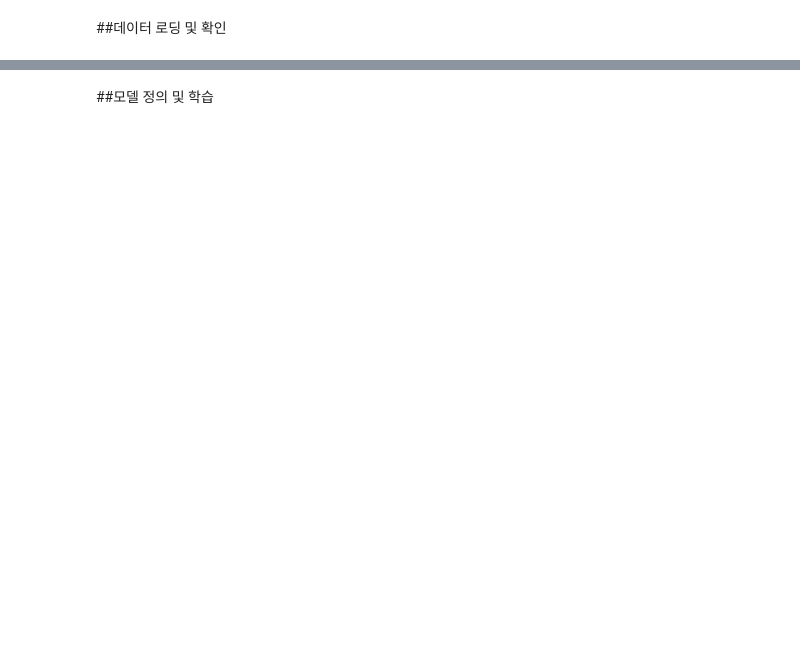
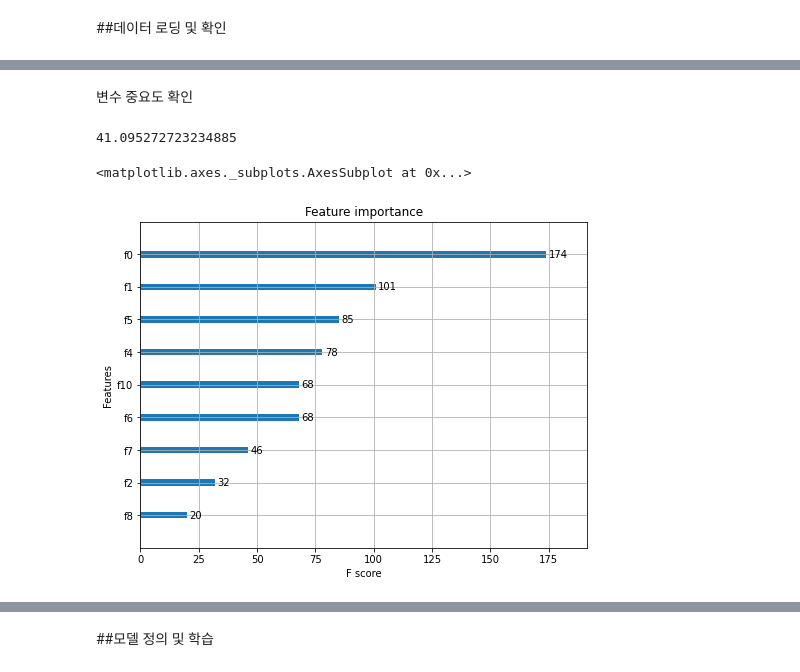
Before and after one commit to hoohahaBIGHEAD/AI, a Jupyter notebook: 따릉이_대여수_예측.ipynb, the cells around one changed output, grey strips where cells are left out. Saved outputs shown, nothing was run; the diff lists cells and outputs as text; code cells hidden in the pictures; blank space fills up the shorter version.

```diff
--- a/따릉이_대여수_예측.ipynb
+++ b/따릉이_대여수_예측.ipynb
@@ -54,0 +79,13 @@ test.fillna(0,inplace = True)
+# %%
+def busyHourGen(data, col):
+  lst = data[col]
+  lst_ = []
+  for i in lst:
+    if (6 < i < 10) or (16 < i < 20):
+      lst_.append(1)
+    else:
+      lst_.append(0)
+  data['busy_hour'] = lst_
+  return data
+
+an = busyHourGen(itImp_mid, 'hour') # an = busy_hour 추가된 데이터셋
@@ -54,0 +96,11 @@ test.fillna(0,inplace = True)
+# %%
+from sklearn.model_selection import train_test_split
+
+
+# Filter rows with missing price values
+# X = an.drop(['count'], axis=1)
+X = an[an.columns.difference(['count', 'hour_bef_visibility'])]
+X = np.column_stack((X['hour']**5, X['hour_bef_temperature']**4, X))
+y = an['count']
+
+train_X, val_X, train_y, val_y = train_test_split(X, y, shuffle = True, random_state=2021, test_size=0.33)
@@ -54,0 +184,20 @@ test.fillna(0,inplace = True)
+# %% [markdown]
+변수 중요도 확인
+# %%
+from xgboost import XGBRegressor
+from xgboost import plot_importance
+from sklearn.metrics import mean_squared_error
+
+xgbr_all = XGBRegressor(n_estimators=100, learning_rate=0.1, max_depth=3, objective='reg:squarederror', random_state=1)
+xgbr_all.fit(train_X, train_y)
+pred = xgbr_all.predict(val_X)
+
+rmse = np.sqrt(mean_squared_error(val_y, pred))
+print(rmse)
+
+fig, ax = plt.subplots(figsize=(8, 6))
+plot_importance(xgbr_all, ax=ax)
+# %% [output]
+41.095272723234885
+<matplotlib.axes._subplots.AxesSubplot at 0x...>
+[figure, added]
```
Also changed, not shown: parts of 47 cells of this notebook.
